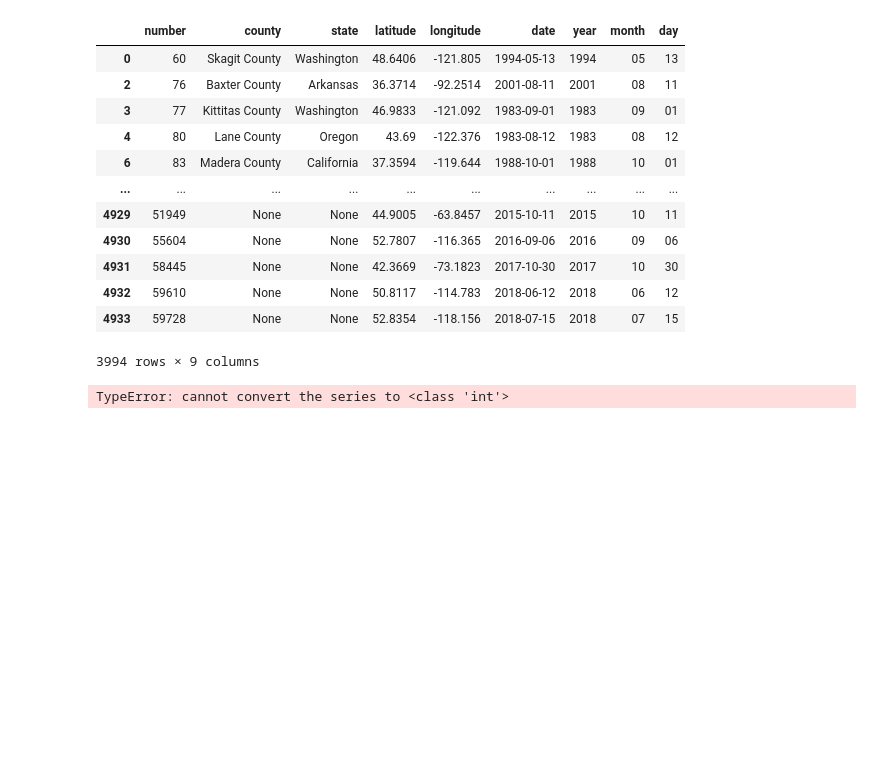
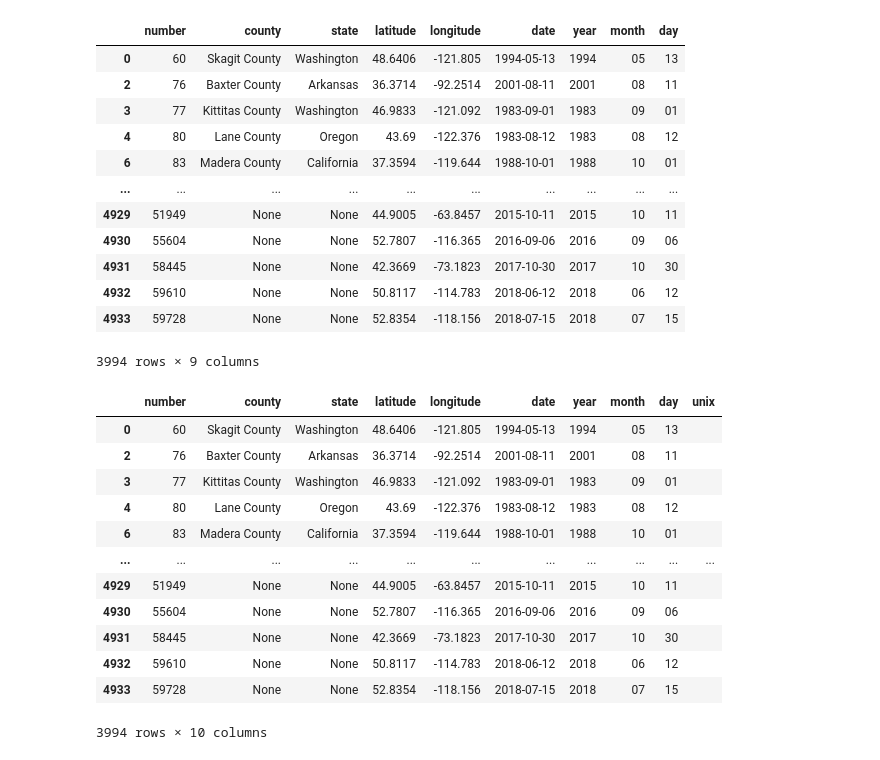
Before and after one commit to elisabethvirak/BigFoot, a Jupyter notebook: Sighting Weather.ipynb, the cells around one changed output. Saved outputs shown, nothing was run; the diff lists cells and outputs as text; code cells hidden in the pictures; blank space fills up the shorter version.

Commit message:
Unix

```diff
--- a/Sighting Weather.ipynb
+++ b/Sighting Weather.ipynb
@@ -113,3 +135,20 @@ loc_df
 | 4932 | 59610 | None | None | 50.8117 | -114.783 | 2018-06-12 | 2018 | 06 | 12 |
 | 4933 | 59728 | None | None | 52.8354 | -118.156 | 2018-07-15 | 2018 | 07 | 15 |
 3994 rows × 9 columns
+# %%
+loc_df['unix']=""
+loc_df
+# %% [output]
+|  | number | county | state | latitude | longitude | date | year | month | day | unix |
+| 0 | 60 | Skagit County | Washington | 48.6406 | -121.805 | 1994-05-13 | 1994 | 05 | 13 |  |
+| 2 | 76 | Baxter County | Arkansas | 36.3714 | -92.2514 | 2001-08-11 | 2001 | 08 | 11 |  |
+| 3 | 77 | Kittitas County | Washington | 46.9833 | -121.092 | 1983-09-01 | 1983 | 09 | 01 |  |
+| 4 | 80 | Lane County | Oregon | 43.69 | -122.376 | 1983-08-12 | 1983 | 08 | 12 |  |
+| 6 | 83 | Madera County | California | 37.3594 | -119.644 | 1988-10-01 | 1988 | 10 | 01 |  |
+| ... | ... | ... | ... | ... | ... | ... | ... | ... | ... | ... |
+| 4929 | 51949 | None | None | 44.9005 | -63.8457 | 2015-10-11 | 2015 | 10 | 11 |  |
+| 4930 | 55604 | None | None | 52.7807 | -116.365 | 2016-09-06 | 2016 | 09 | 06 |  |
+| 4931 | 58445 | None | None | 42.3669 | -73.1823 | 2017-10-30 | 2017 | 10 | 30 |  |
+| 4932 | 59610 | None | None | 50.8117 | -114.783 | 2018-06-12 | 2018 | 06 | 12 |  |
+| 4933 | 59728 | None | None | 52.8354 | -118.156 | 2018-07-15 | 2018 | 07 | 15 |  |
+3994 rows × 10 columns
@@ -116,7 +158,7 @@ loc_df
 # %%
-for row in loc_df:
-    dt = datetime(loc_df['year'],loc_df['month'],loc_df['day'])
-    timestamp = dt.replace(tzinfor=timezone.utc).timestamp()
-    loc_df['unix'].append(timestamp)
+
+for index,row in loc_df.iterrows():
+    d = datetime(int(row['year']), int(row['month']), int(row['day']))
+#     print(d)
+    timestamp = d.replace(tzinfo=timezone.utc).timestamp()
+    loc_df.loc[index,'unix']=timestamp
-# %% [output]
-TypeError: cannot convert the series to <class 'int'>
```
Also changed, not shown: parts of 4 cells of this notebook.
